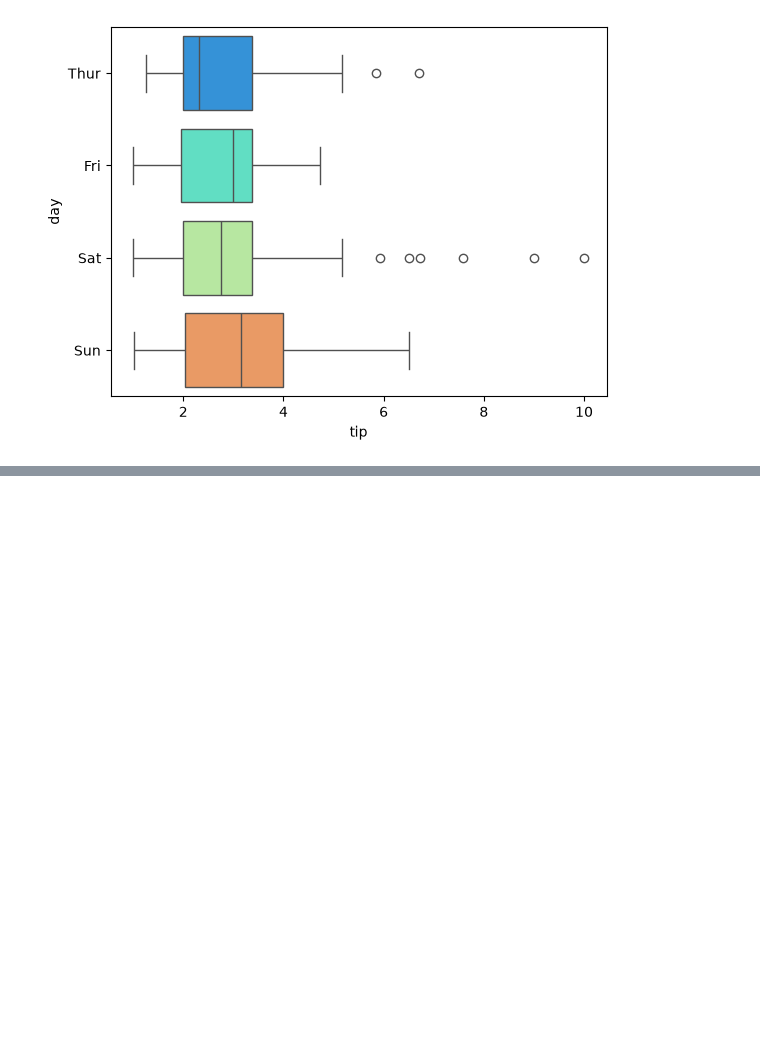
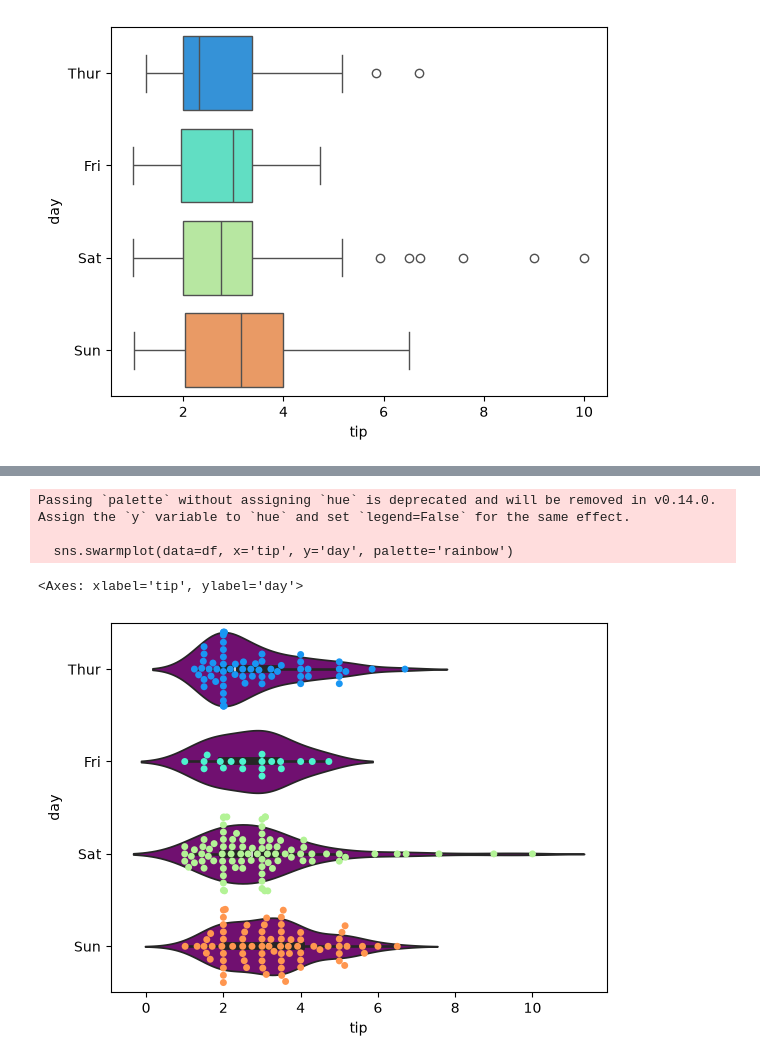
Before and after one commit to Mayankjoshi009/Python-, a Jupyter notebook: Matplotlib & Seaborn/Distributionplot.ipynb, the cells around one changed output, grey strips where cells are left out. Drawn from its saved outputs; the diff is of its cells as text; code cells hidden in the pictures; blank space fills up the shorter version.

```diff
--- a/Matplotlib & Seaborn/Distributionplot.ipynb
+++ b/Matplotlib & Seaborn/Distributionplot.ipynb
@@ -113,0 +132,9 @@ Passing `palette` without assigning `hue` is deprecated and will be removed in v
+# %%
+sns.violinplot(data=df, x='tip', y='day', color='purple')
+sns.swarmplot(data=df, x='tip', y='day', palette='rainbow')
+# %% [output]
+Passing `palette` without assigning `hue` is deprecated and will be removed in v0.14.0. Assign the `y` variable to `hue` and set `legend=False` for the same effect.
+
+  sns.swarmplot(data=df, x='tip', y='day', palette='rainbow')
+<Axes: xlabel='tip', ylabel='day'>
+[figure, added]
```
Also changed, not shown: parts of 4 cells of this notebook.
